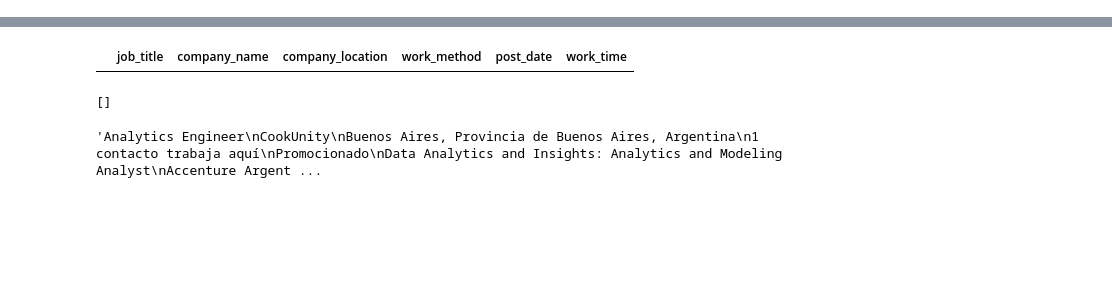
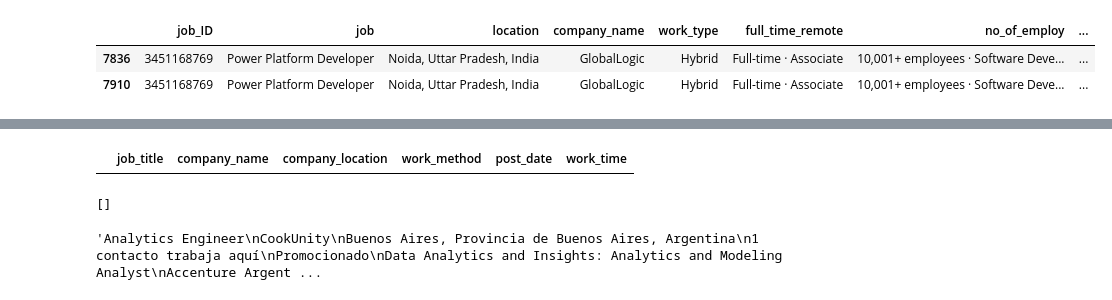
Before and after one commit to julieta77/ProjectWebScraping, a Jupyter notebook: prueba.ipynb, the cells around one changed output, grey strips where cells are left out. Saved outputs shown, nothing was run; the diff lists cells and outputs as text; code cells hidden in the pictures; blank space fills up the shorter version.

```diff
--- a/prueba.ipynb
+++ b/prueba.ipynb
@@ -15,0 +83,6 @@ time.sleep(5)
+# %%
+empleos[empleos['job_ID'] == 3451168769]
+# %% [output]
+|  | job_ID | job | location | company_name | work_type | full_time_remote | no_of_employ | ... |
+| 7836 | 3451168769 | Power Platform Developer | Noida, Uttar Pradesh, India | GlobalLogic | Hybrid | Full-time · Associate | 10,001+ employees · Software Deve... | ... |
+| 7910 | 3451168769 | Power Platform Developer | Noida, Uttar Pradesh, India | GlobalLogic | Hybrid | Full-time · Associate | 10,001+ employees · Software Deve... | ... |
```
Also changed, not shown: parts of 11 cells of this notebook, 1 other file.
